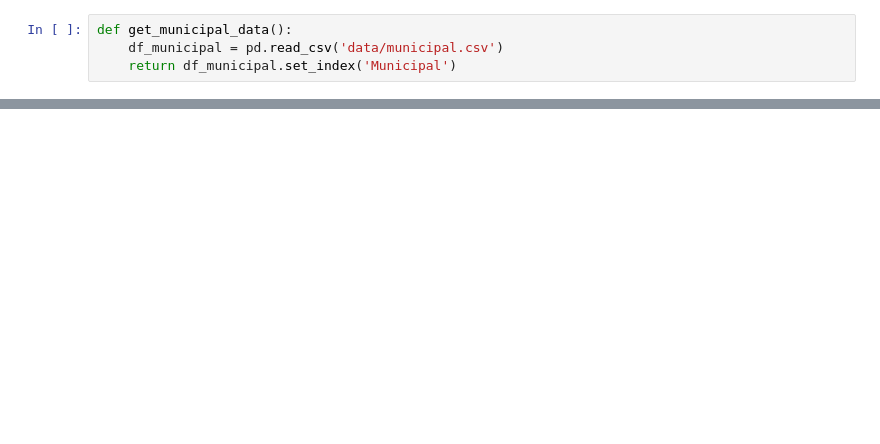
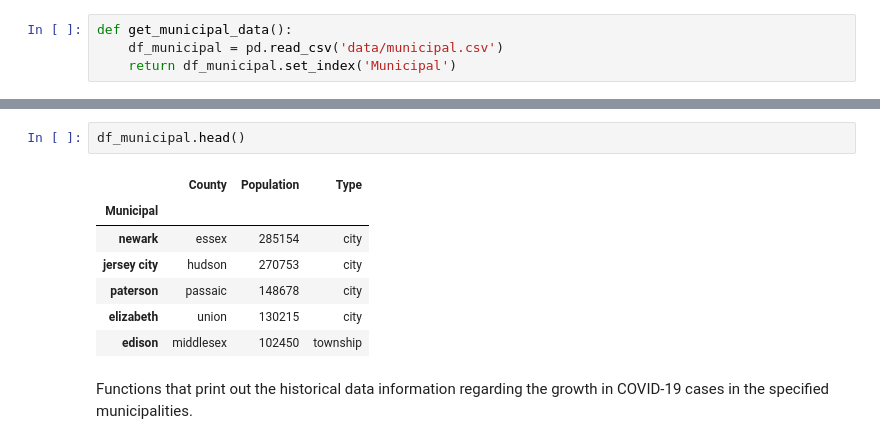
Before and after one commit to saaqebs/analytics-coronavirus-nj, a Jupyter notebook: Analytics.ipynb, the cells around one changed output, grey strips where cells are left out. Cells and saved outputs as stored; diff of their text form; blank space fills up the shorter version.

```diff
--- a/Analytics.ipynb
+++ b/Analytics.ipynb
@@ -81,0 +62,12 @@ get_covid_data_for_municipal('new brunswick')
+# %%
+df_municipal.head()
+# %% [output]
+|  | County | Population | Type |
+| Municipal |  |  |  |
+| newark | essex | 285154 | city |
+| jersey city | hudson | 270753 | city |
+| paterson | passaic | 148678 | city |
+| elizabeth | union | 130215 | city |
+| edison | middlesex | 102450 | township |
+# %% [markdown]
+Functions that print out the historical data information regarding the growth in COVID-19 cases in the specified municipalities.
```
Also changed, not shown: parts of 21 cells of this notebook, 2 other files.
